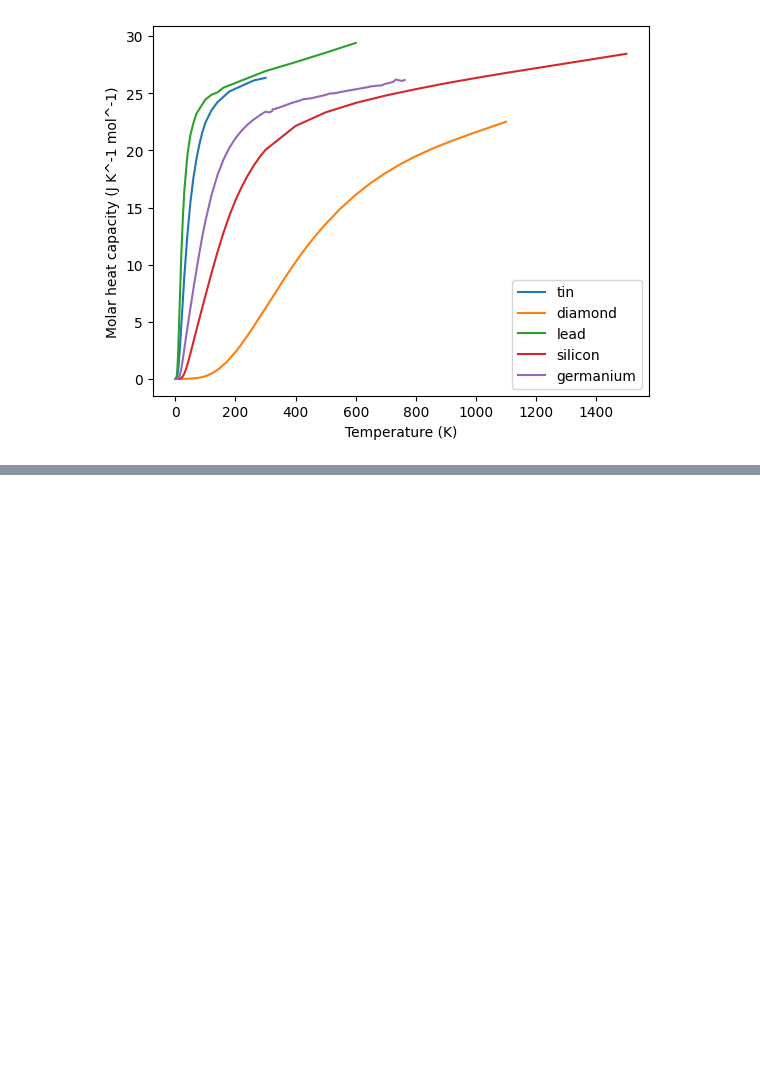
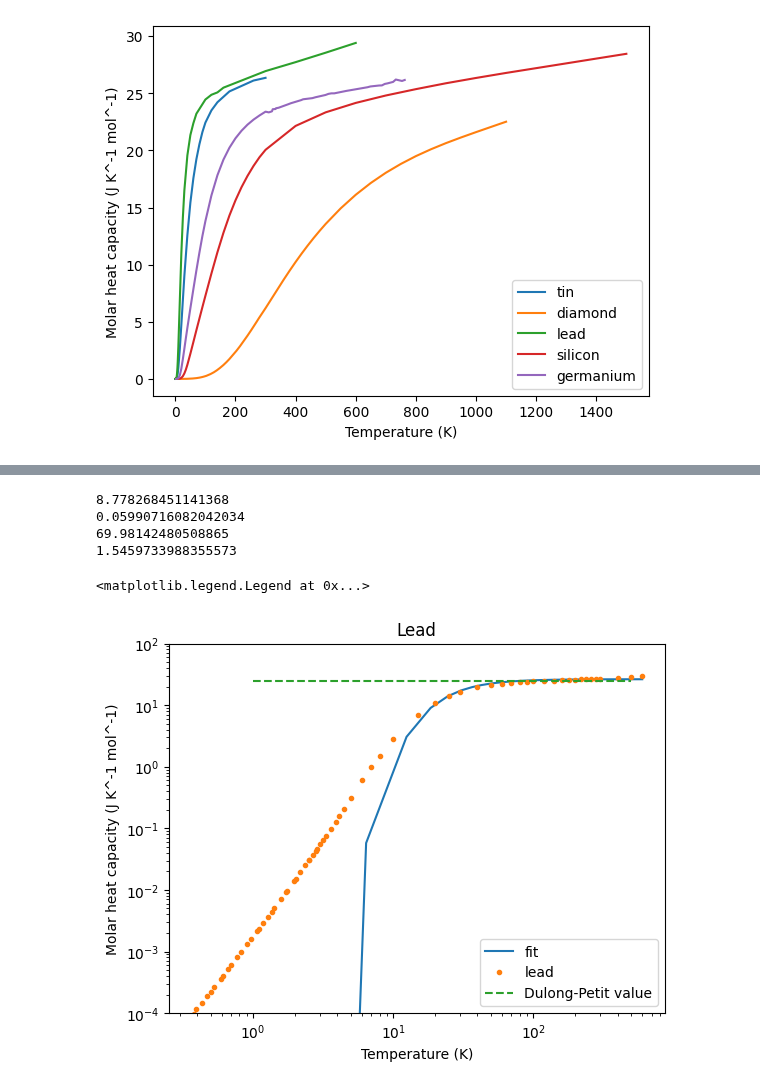
Before and after one commit to Clarke-Henshaw-Miles/extra, a Jupyter notebook: turtle_tree_colab.ipynb, the cells around one changed output, grey strips where cells are left out. Drawn from its saved outputs; the diff is of its cells as text; code cells hidden in the pictures; blank space fills up the shorter version.

```diff
--- a/turtle_tree_colab.ipynb
+++ b/turtle_tree_colab.ipynb
@@ -78,0 +133,34 @@ plt.legend()
+# %%
+#coming up with a guess to compare curve fit to
+x_plot = np.linspace(min(T_l), max(T_l), num=100)
+p_guess = np.array([10, 100])
+y_guess = Einstein(T_l, *p_guess)
+
+#curve fitting
+popt, pcov = curve_fit(Einstein, T_l, C_l, p_guess)
+
+print(popt[0])
+print(np.sqrt(pcov.diagonal()[0]))
+print(popt[1])
+print(np.sqrt(pcov.diagonal()[1]))
+
+y_fit = Einstein(x_plot, *popt)
+
+plt.plot(x_plot, y_fit, label='fit')
+plt.loglog(T_l, C_l, 'o', markersize=3, label='lead')
+x = np.linspace(1, 500)
+y = np.linspace(24.9, 24.9)
+plt.plot(x, y, linestyle='dashed', label='Dulong-Petit value',)
+plt.ylim(10e-5,100)
+#plt.xlim(10, 500)
+plt.xlabel("Temperature (K)")
+plt.ylabel("Molar heat capacity (J K^-1 mol^-1)")
+plt.title('Lead')
+plt.legend()
+# %% [output]
+8.778268451141368
+0.05990716082042034
+69.98142480508865
+1.5459733988355573
+<matplotlib.legend.Legend at 0x...>
+[figure, added]
```
Also changed, not shown: parts of 8 cells of this notebook.
